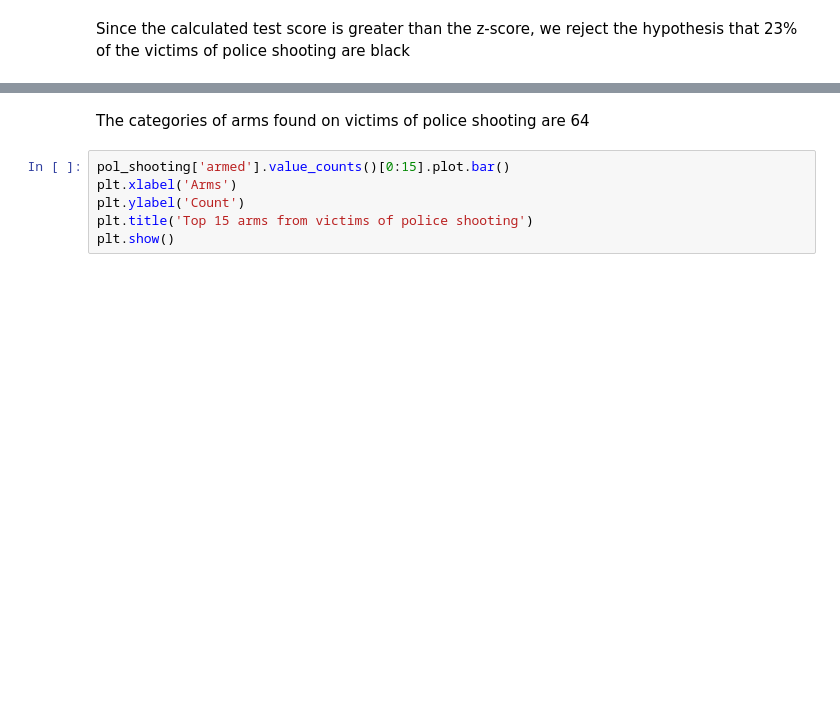
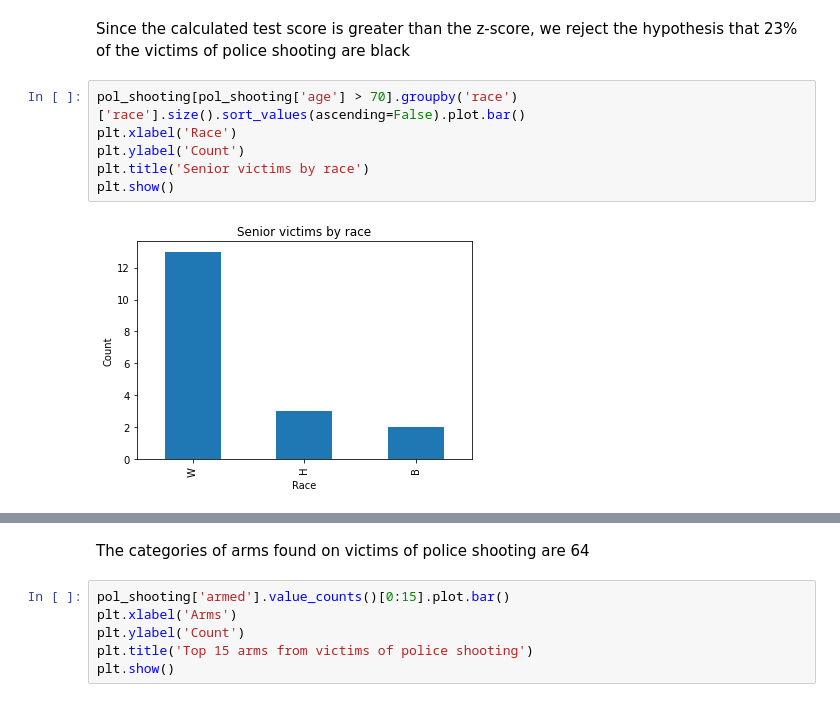
Before and after one commit to halimahO/Police_shooting, a Jupyter notebook: 141.ipynb, the cells around one changed output, grey strips where cells are left out. Drawn from its saved outputs; the diff is of its cells as text; blank space fills up the shorter version.

```diff
--- a/141.ipynb
+++ b/141.ipynb
@@ -390,2 +404,10 @@ print('z_score: ', z_score)
 # %% [markdown]
 Since the calculated test score is greater than the z-score, we reject the hypothesis that 23% of the victims of police shooting are black
+# %%
+pol_shooting[pol_shooting['age'] > 70].groupby('race')['race'].size().sort_values(ascending=False).plot.bar()
+plt.xlabel('Race')
+plt.ylabel('Count')
+plt.title('Senior victims by race')
+plt.show()
+# %% [output]
+[figure, added]
```
Also changed, not shown: parts of 39 cells of this notebook.
